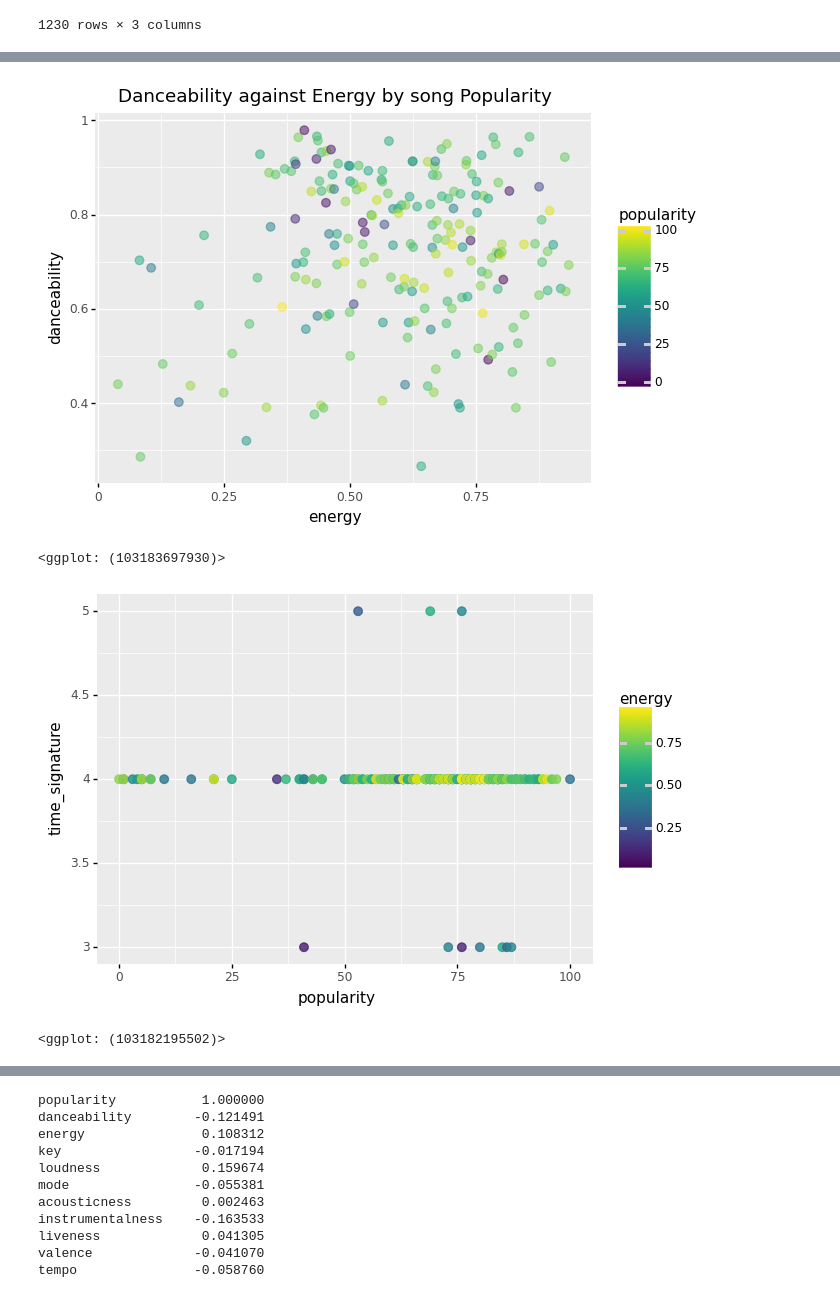
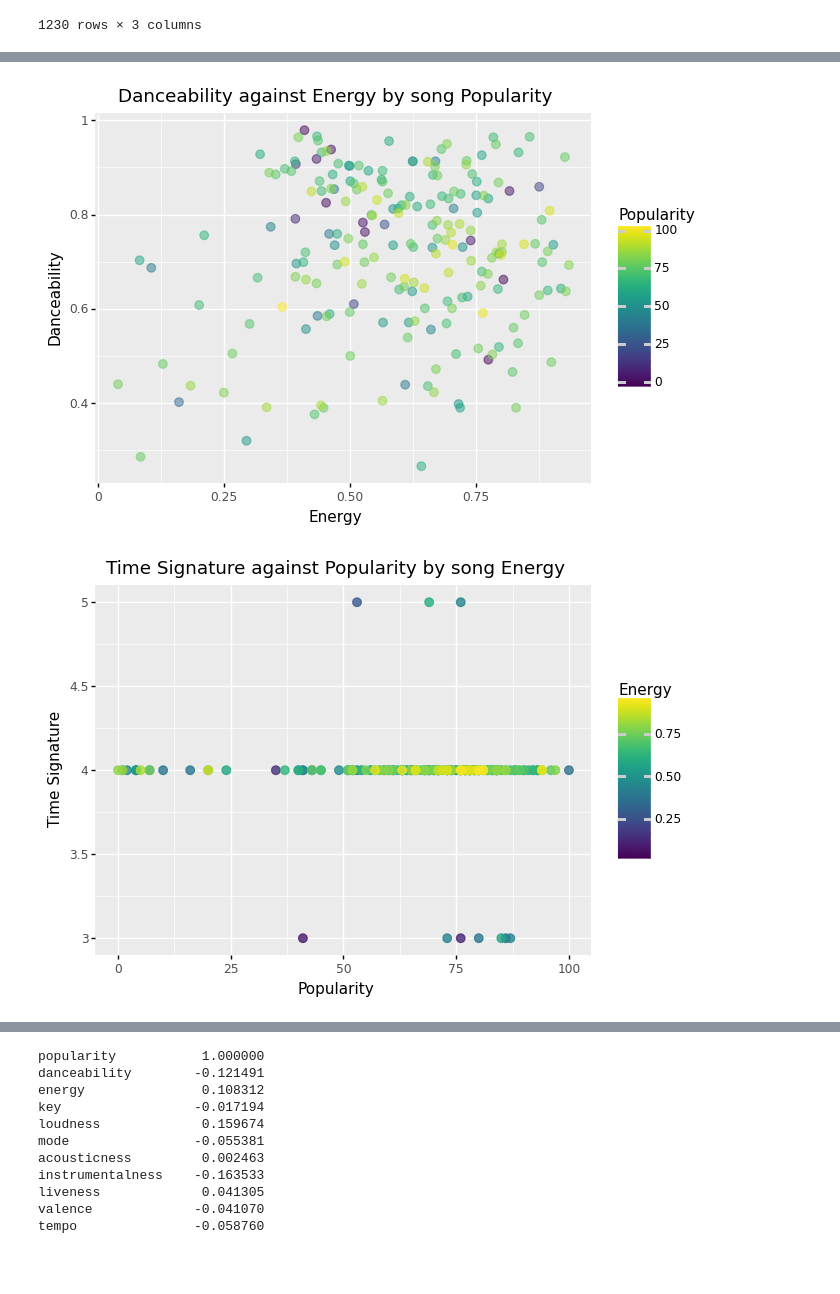
Before and after one commit to s-helal/tiktokify, a Jupyter notebook: graphs.ipynb, the cells around one changed output, grey strips where cells are left out. Saved outputs shown, nothing was run; the diff lists cells and outputs as text; code cells hidden in the pictures; blank space fills up the shorter version.

Commit message:
added side-by-sides, images and formatting

```diff
--- a/graphs.ipynb
+++ b/graphs.ipynb
@@ -172,29 +174,33 @@ plot1
 # %%
-# Plot 2: Danceability against Popularity by song Energy
+# Plot 3: Danceability against Popularity by song Energy
 '''
-Plot danceability against popularity by color energy,
-we can see that high energy tracks are both danceable and more popular.
-Generally high popularity of songs indicates high value of danceability on Tiktok
+Plot danceability against energy by color popularity,
+There is no clear correlation between the variables.
 '''
-plot1 = p9.ggplot(data, p9.aes(x='energy', y = "danceability", color = "popularity") )
-plot1 += p9.geom_count(alpha = 0.5, size = 3)
-plot1 += p9.ggtitle('Danceability against Energy by song Popularity')
-plot1
+plot3 = p9.ggplot(data, p9.aes(x='energy', y = "danceability", color = "popularity") )
+plot3 += p9.geom_count(alpha = 0.5, size = 3)
+plot3 += p9.ggtitle('Danceability against Energy by song Popularity')
+plot3 += p9.labels.ylab("Danceability")
+plot3 += p9.labels.xlab("Energy")
+plot3 += p9.labs(color='Popularity')
+plot3.draw();
 # %% [output]
 [figure]
-<ggplot: (103183697930)>
 # %%
-# Plot 3: Time signature against Popularity by song Energy
+# Plot 4: Time signature against Popularity by song Energy
 '''
 Plot time signature against popularity by color energy,
 we can see that high energy tracks are likely to have 4 beats in each bar and more popular,
 and low energy tracks are only popular when they have 3 beats per bar or 5 beats per bar.
 Generally high popularity of songs indicates 4 beats per bar with high energy on Tiktok.
 '''
-plot2 = p9.ggplot(data, p9.aes(x='popularity', y = "time_signature", color = "energy") )
-plot2 += p9.geom_count(alpha = 0.8, size=3)
-plot2
+plot4 = p9.ggplot(data, p9.aes(x='popularity', y = "time_signature", color = "energy") )
+plot4 += p9.geom_count(alpha = 0.8, size=3)
+plot4 += p9.ggtitle('Time Signature against Popularity by song Energy')
+plot4 += p9.labels.ylab("Time Signature")
+plot4 += p9.labels.xlab("Popularity")
+plot4 += p9.labs(color='Energy')
+plot4.draw();
 # %% [output]
-[figure, old version]
+[figure, new version]
-<ggplot: (103182195502)>
 # %%
```
Also changed, not shown: parts of 7 cells of this notebook.
